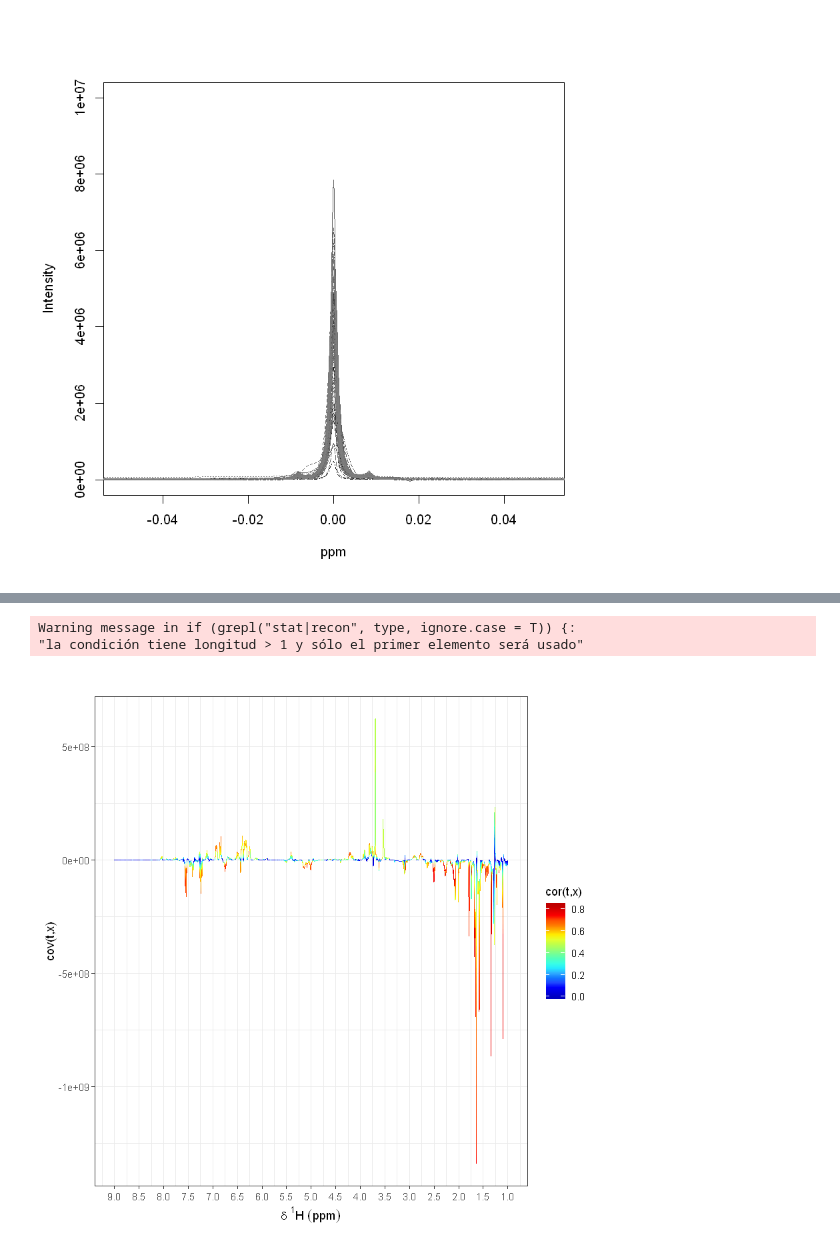
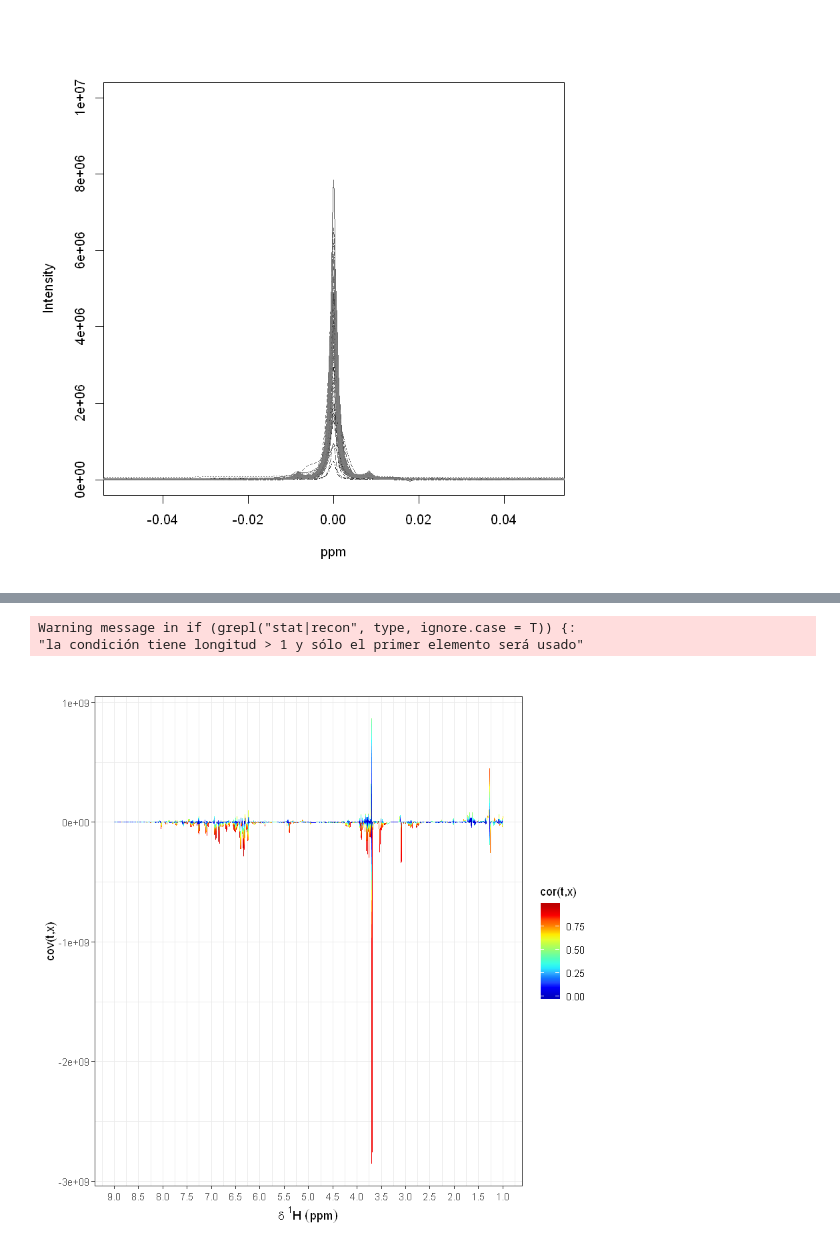
Before and after one commit to davidgarciam/propolis_project, a Jupyter notebook: Propolis_R.ipynb, the cells around one changed output, grey strips where cells are left out. Cells and saved outputs as stored; diff of their text form; code cells hidden in the pictures.

```diff
--- a/Propolis_R.ipynb
+++ b/Propolis_R.ipynb
@@ -89,0 +179,10 @@ abline(a = c(0,1), col='red')
+# %%
+red_propolis <- subset(X, Metadata_f$Color=="red")
+
+red_propolis <- red_propolis[c(-1),]
+
+Metadata_red <- subset(Metadata_f, Metadata_f$Color=="red")
+
+Metadata_red <- Metadata_red[c(-1),]
+
+matspec(ppm, red_propolis, shift= range(ppm))
@@ -89,0 +191,9 @@ abline(a = c(0,1), col='red')
+# %%
+#Calibration
+red_propolis.cali = calibration(red_propolis, ppm, type='Urine')
+
+Gray <- gray.colors(20, start=0.1, end=0.5, gamma=2.2, alpha=NULL)
+
+matplot(t(ppm),t(red_propolis.cali), type=("l"), xlim = c(-0.05,0.05), ylim=c(-1e4, 1e7), xlab="ppm", ylab="Intensity", col=Gray)
+
+red_propolis.cali=red_propolis.cali[,-c(idx.TMS, idx.meoh1, idx.meoh2, idx.meoh3, idx.water, idx.noise)]
@@ -89,0 +202,12 @@ abline(a = c(0,1), col='red')
+# %%
+#Baseline correction
+
+red_propolis.bl=bline(red_propolis.cali)
+
+#Spectral normalisation
+
+red_propolis.pqn= pqn(red_propolis.bl, add.DilF = 'dilF.pqn')
+red_propolis.ta= totalArea(red_propolis.bl, add.DilF = 'dilF.ta')
+
+plot(log10(dilF.pqn), log10(dilF.ta), xlab='PQN Dilution Factor', ylab='Total Area (scaled)')
+abline(a = c(0,1), col='red')
@@ -96,7 +222,7 @@ matspec(ppm, X.pqn[1:10,], shift = c(0,10))
 # %%
 #PCA
 
-pca.model=pca(X=X.pqn, pc=2, scale='UV', center=TRUE)
+pca.model.red=pca(X=red_propolis.pqn, pc=2, scale='UV', center=TRUE)
 
-plotscores(model=pca.model, pc=c(1,2), an=list(Tipo=Metadata_f$Color), title='PCA - Scores plot')
+plotscores(model=pca.model.red, pc=c(1,2), an=list(Tipo=Metadata_red$Origen), title='PCA - Scores plot')
 # %% [output]
@@ -108,6 +234,6 @@ iterations: 49
 # %%
-plotload(pca.model, X.pqn, ppm, pc=2, shift=c(1,9))
+plotload(pca.model.red, red_propolis.pqn, ppm.ex, pc=2, shift=c(1,9))
 # %% [output]
 Warning message in if (grepl("stat|recon", type, ignore.case = T)) {:
 "la condición tiene longitud > 1 y sólo el primer elemento será usado"
-[figure, old version]
+[figure, new version]
```
Also changed, not shown: parts of 22 cells of this notebook.
